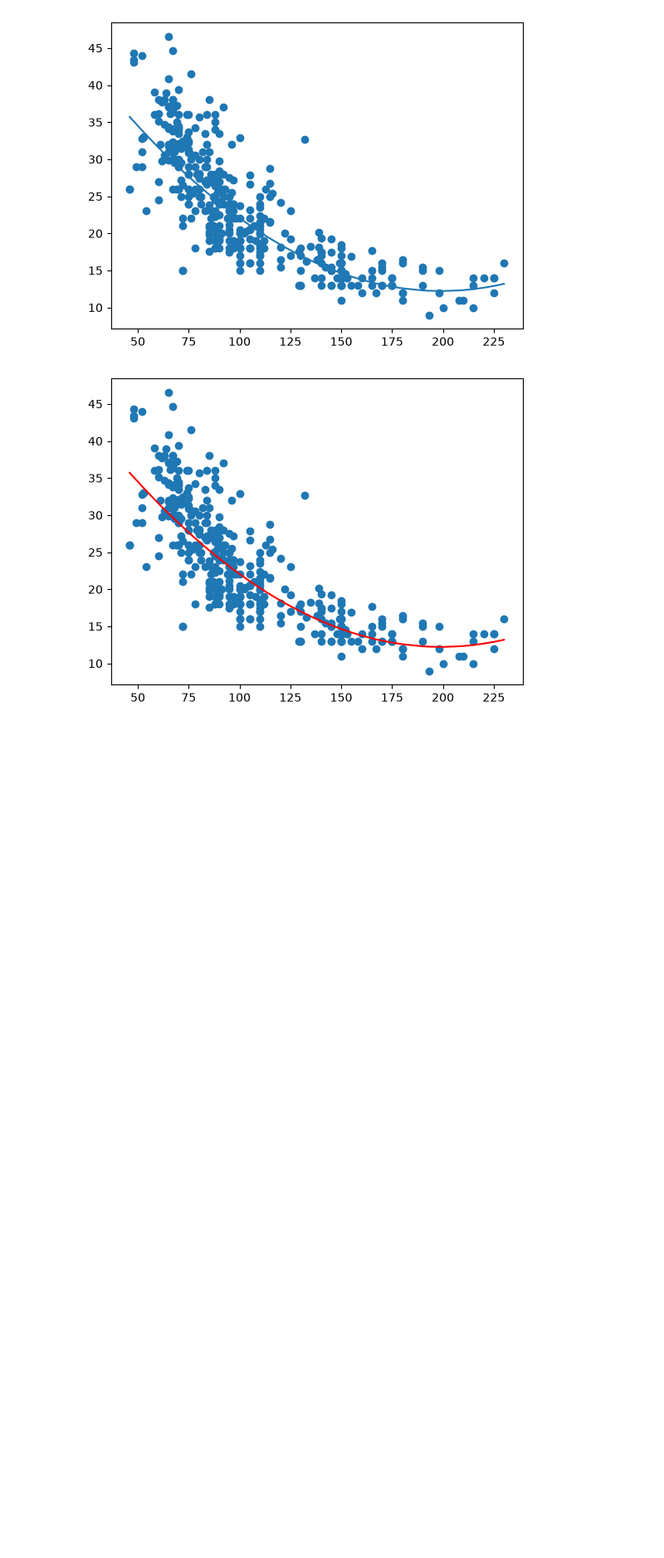
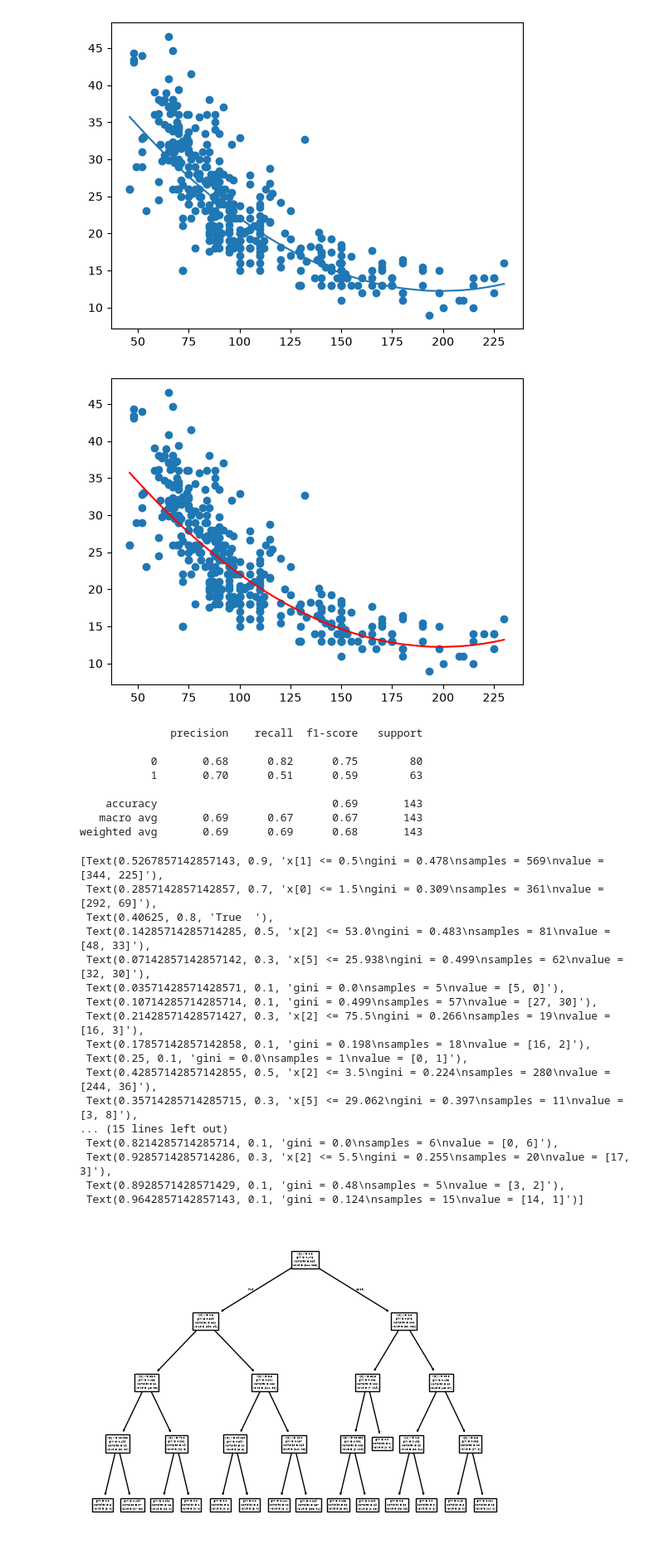
Before and after one commit to Rayz4010/important, a Jupyter notebook: 6th sem/ML/1.ipynb, the cells around one changed output. Shown at 83% size. Saved outputs shown, nothing was run; the diff lists cells and outputs as text; code cells hidden in the pictures; blank space fills up the shorter version.

```diff
--- a/6th sem/ML/1.ipynb
+++ b/6th sem/ML/1.ipynb
@@ -293,3 +293,52 @@ plt.plot(x_test.iloc[sor],y_pred[sor],color='red')
 plt.show()
 # %% [output]
 [figure]
+# %%
+import seaborn as sns
+import pandas as pd
+import numpy as np
+from sklearn.model_selection import train_test_split as tts
+from sklearn.metrics import classification_report as cr
+from sklearn.tree import DecisionTreeClassifier as dtc, plot_tree
+d=sns.load_dataset('titanic')
+d.columns
+col=['survived', 'pclass', 'sex', 'age', 'sibsp', 'parch', 'fare', 'embarked']
+df=d[col]
+df['sex']=df['sex'].map({'male': 0, 'female': 1})
+df['embarked']=df['embarked'].map({'C': 0, 'Q': 1, 'S': 2})
+df.dropna(inplace=True)
+x=df.drop('survived',axis=1)
+y=df['survived']
+x_train,x_test,y_train,y_test=tts(x,y,test_size=0.2,random_state=42)
+dt=dtc(max_depth=4)
+dt.fit(x_train,y_train)
+y_pred=dt.predict(x_test)
+print(cr(y_test,y_pred))
+plot_tree(dt)
+# %% [output]
+              precision    recall  f1-score   support
+
+           0       0.68      0.82      0.75        80
+           1       0.70      0.51      0.59        63
+
+    accuracy                           0.69       143
+   macro avg       0.69      0.67      0.67       143
+weighted avg       0.69      0.69      0.68       143
+[Text(0.5267857142857143, 0.9, 'x[1] <= 0.5\ngini = 0.478\nsamples = 569\nvalue = [344, 225]'),
+ Text(0.2857142857142857, 0.7, 'x[0] <= 1.5\ngini = 0.309\nsamples = 361\nvalue = [292, 69]'),
+ Text(0.40625, 0.8, 'True  '),
+ Text(0.14285714285714285, 0.5, 'x[2] <= 53.0\ngini = 0.483\nsamples = 81\nvalue = [48, 33]'),
+ Text(0.07142857142857142, 0.3, 'x[5] <= 25.938\ngini = 0.499\nsamples = 62\nvalue = [32, 30]'),
+ Text(0.03571428571428571, 0.1, 'gini = 0.0\nsamples = 5\nvalue = [5, 0]'),
+ Text(0.10714285714285714, 0.1, 'gini = 0.499\nsamples = 57\nvalue = [27, 30]'),
+ Text(0.21428571428571427, 0.3, 'x[2] <= 75.5\ngini = 0.266\nsamples = 19\nvalue = [16, 3]'),
+ Text(0.17857142857142858, 0.1, 'gini = 0.198\nsamples = 18\nvalue = [16, 2]'),
+ Text(0.25, 0.1, 'gini = 0.0\nsamples = 1\nvalue = [0, 1]'),
+ Text(0.42857142857142855, 0.5, 'x[2] <= 3.5\ngini = 0.224\nsamples = 280\nvalue = [244, 36]'),
+ Text(0.35714285714285715, 0.3, 'x[5] <= 29.062\ngini = 0.397\nsamples = 11\nvalue = [3, 8]'),
+... (15 lines left out)
+ Text(0.8214285714285714, 0.1, 'gini = 0.0\nsamples = 6\nvalue = [0, 6]'),
+ Text(0.9285714285714286, 0.3, 'x[2] <= 5.5\ngini = 0.255\nsamples = 20\nvalue = [17, 3]'),
+ Text(0.8928571428571429, 0.1, 'gini = 0.48\nsamples = 5\nvalue = [3, 2]'),
+ Text(0.9642857142857143, 0.1, 'gini = 0.124\nsamples = 15\nvalue = [14, 1]')]
+[figure, added]
```
Also changed, not shown: parts of 2 cells of this notebook.
